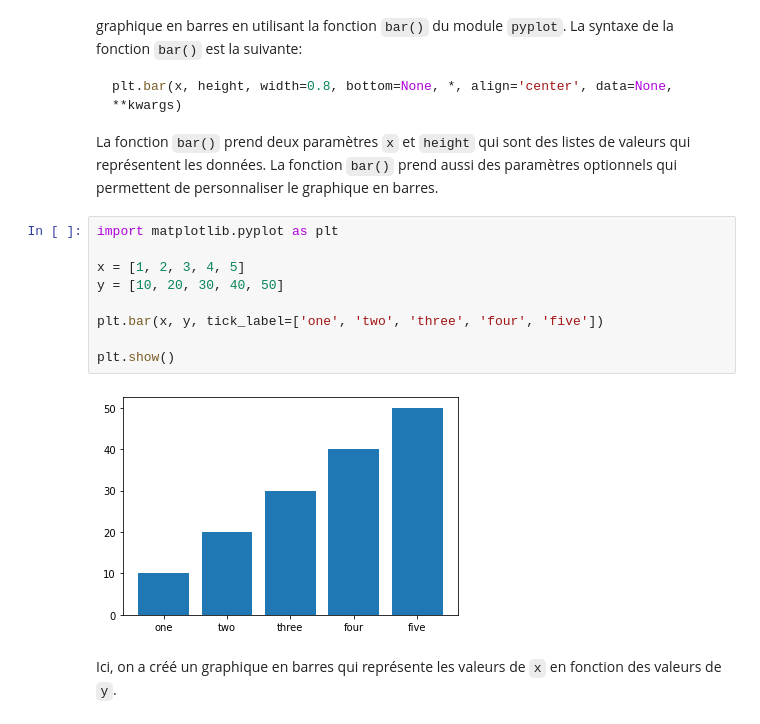
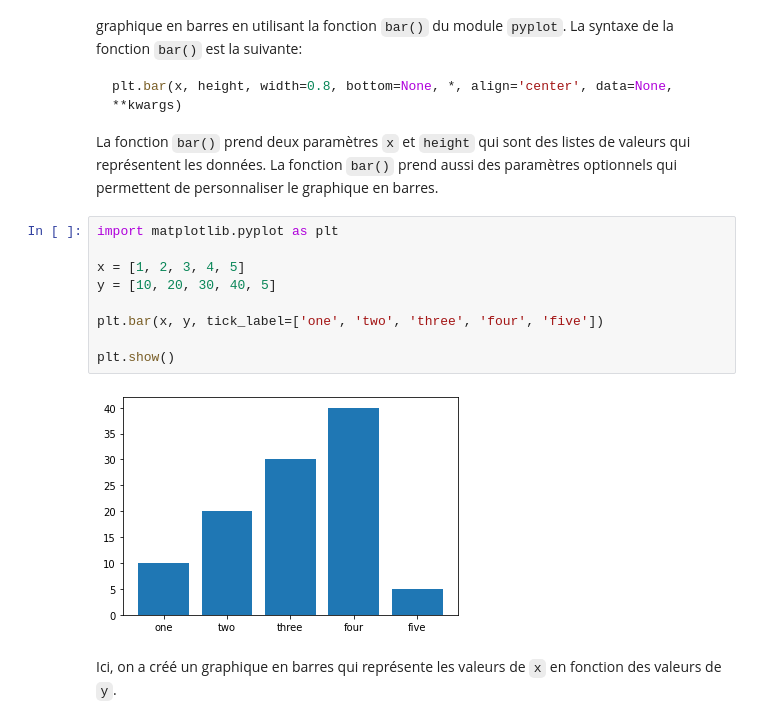
Before and after one commit to moiap13/nomades_python_software_engineer, a Jupyter notebook: cours/jupyter/12_python_file_io.ipynb, the cells around one changed output. Drawn from its saved outputs; the diff is of its cells as text.

```diff
--- a/cours/jupyter/12_python_file_io.ipynb
+++ b/cours/jupyter/12_python_file_io.ipynb
@@ -535,14 +577,14 @@ La fonction `bar()` prend deux paramètres `x` et `height` qui sont des listes d
 # %%
 import matplotlib.pyplot as plt
 
 x = [1, 2, 3, 4, 5]
-y = [10, 20, 30, 40, 50]
+y = [10, 20, 30, 40, 5]
 
 plt.bar(x, y, tick_label=['one', 'two', 'three', 'four', 'five'])
 
 plt.show()
 # %% [output]
-[figure, old version]
+[figure, new version]
 # %% [markdown]
 Ici, on a créé un graphique en barres qui représente les valeurs de `x` en fonction des valeurs de `y`.
 # %% [markdown]
```
Also changed, not shown: parts of 19 cells of this notebook, 10 other files.
